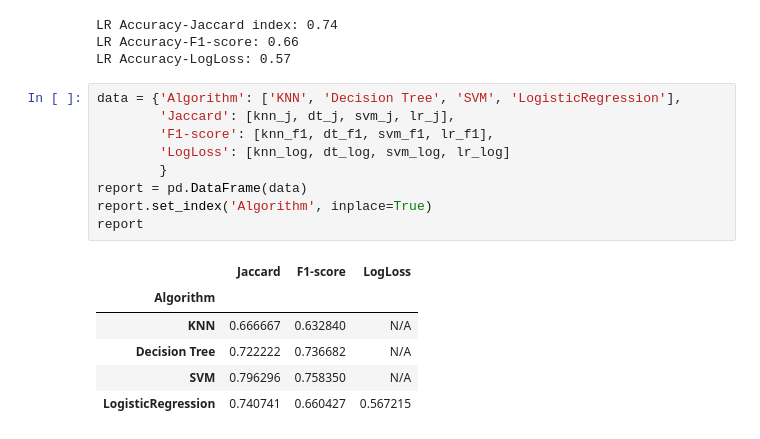
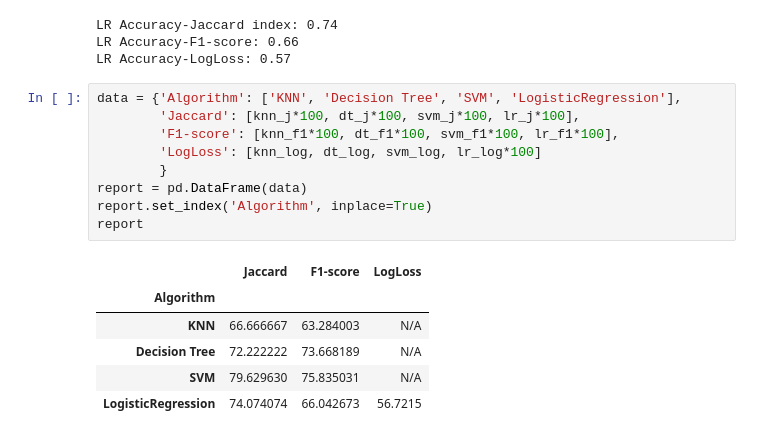
Before and after one commit to sushant822/Classification-with-Python, a Jupyter notebook: Classification with Python.ipynb, the cells around one changed output. Drawn from its saved outputs; the diff is of its cells as text.

```diff
--- a/Classification with Python.ipynb
+++ b/Classification with Python.ipynb
@@ -486,17 +486,17 @@ LR Accuracy-F1-score: 0.66
 LR Accuracy-LogLoss: 0.57
 # %%
 data = {'Algorithm': ['KNN', 'Decision Tree', 'SVM', 'LogisticRegression'],
-        'Jaccard': [knn_j, dt_j, svm_j, lr_j],
-        'F1-score': [knn_f1, dt_f1, svm_f1, lr_f1],
-        'LogLoss': [knn_log, dt_log, svm_log, lr_log]
+        'Jaccard': [knn_j*100, dt_j*100, svm_j*100, lr_j*100],
+        'F1-score': [knn_f1*100, dt_f1*100, svm_f1*100, lr_f1*100],
+        'LogLoss': [knn_log, dt_log, svm_log, lr_log*100]
         }
 report = pd.DataFrame(data)
 report.set_index('Algorithm', inplace=True)
 report
 # %% [output]
 |  | Jaccard | F1-score | LogLoss |
 | Algorithm |  |  |  |
-| KNN | 0.666667 | 0.632840 | N/A |
-| Decision Tree | 0.722222 | 0.736682 | N/A |
-| SVM | 0.796296 | 0.758350 | N/A |
-| LogisticRegression | 0.740741 | 0.660427 | 0.567215 |
+| KNN | 66.666667 | 63.284003 | N/A |
+| Decision Tree | 72.222222 | 73.668189 | N/A |
+| SVM | 79.629630 | 75.835031 | N/A |
+| LogisticRegression | 74.074074 | 66.042673 | 56.7215 |
```
Also changed, not shown: 1 other file.
